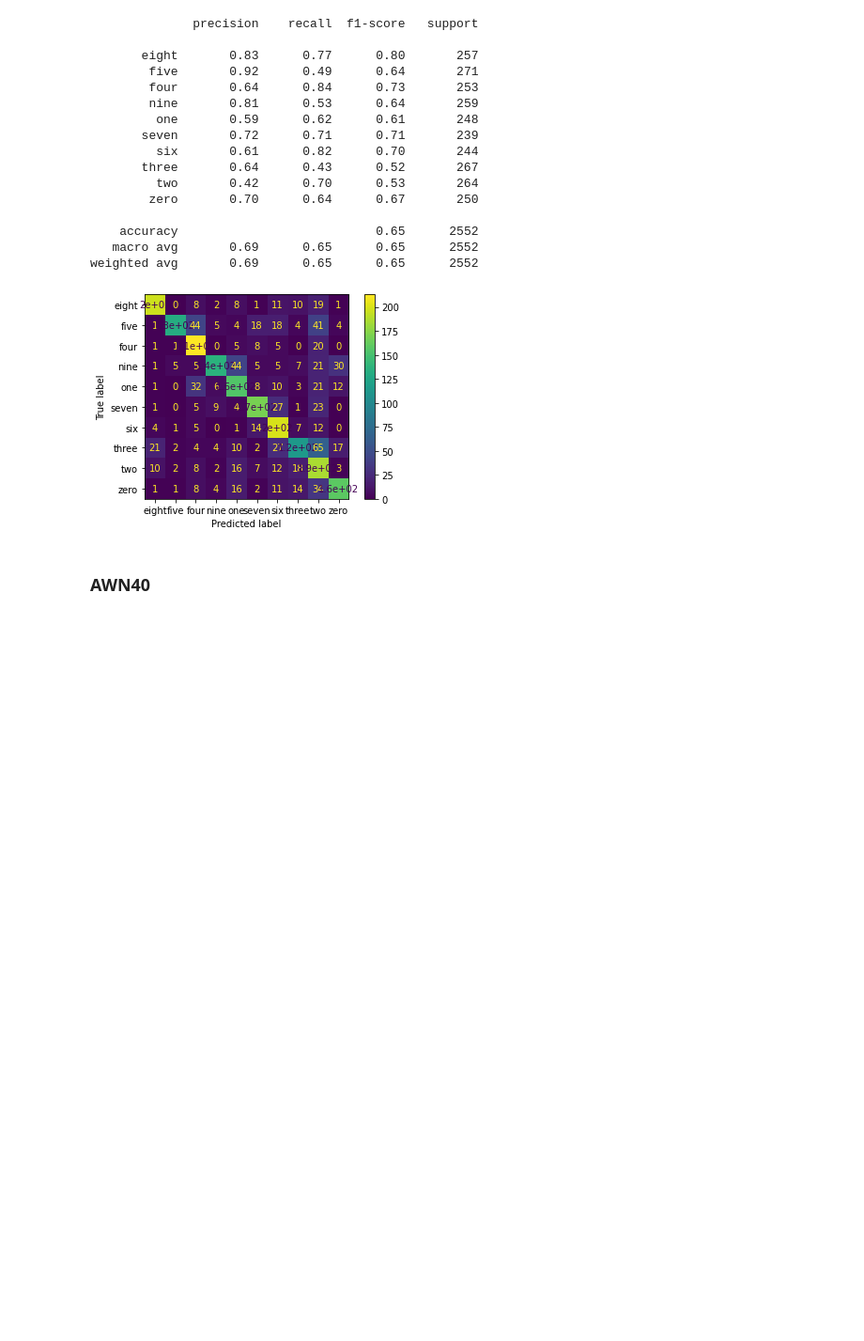
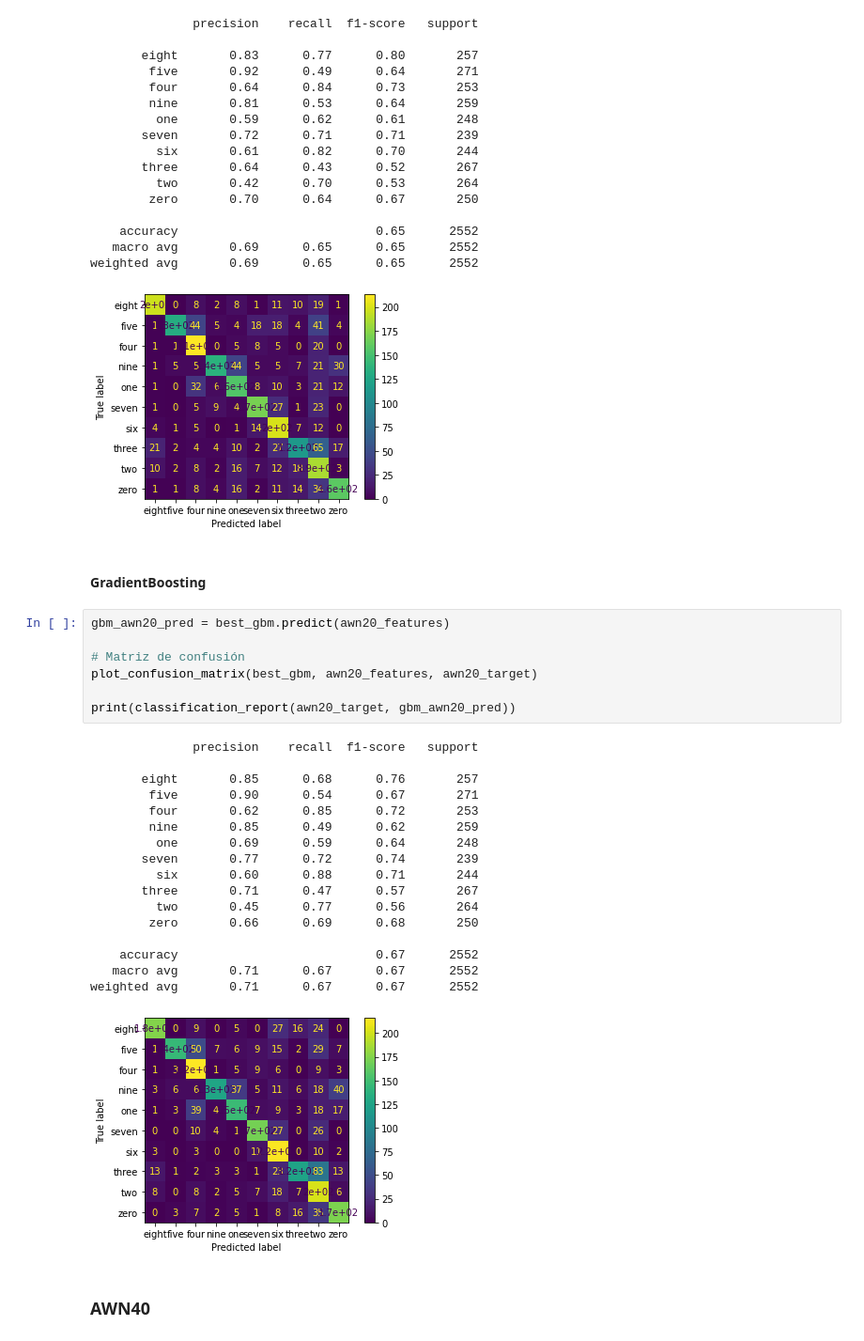
Before and after one commit to francotestori/aauba_02, a Jupyter notebook: Solution_Developement.ipynb, the cells around one changed output. Shown at 94% size. Drawn from its saved outputs; the diff is of its cells as text; blank space fills up the shorter version.

```diff
--- a/Solution_Developement.ipynb
+++ b/Solution_Developement.ipynb
@@ -625,6 +625,33 @@ print(classification_report(awn20_target, awn20_pred))
    macro avg       0.69      0.65      0.65      2552
 weighted avg       0.69      0.65      0.65      2552
 [figure]
+# %% [markdown]
+#### GradientBoosting
+# %%
+gbm_awn20_pred = best_gbm.predict(awn20_features)
+
+# Matriz de confusión
+plot_confusion_matrix(best_gbm, awn20_features, awn20_target)
+
+print(classification_report(awn20_target, gbm_awn20_pred))
+# %% [output]
+              precision    recall  f1-score   support
+
+       eight       0.85      0.68      0.76       257
+        five       0.90      0.54      0.67       271
+        four       0.62      0.85      0.72       253
+        nine       0.85      0.49      0.62       259
+         one       0.69      0.59      0.64       248
+       seven       0.77      0.72      0.74       239
+         six       0.60      0.88      0.71       244
+       three       0.71      0.47      0.57       267
+         two       0.45      0.77      0.56       264
+        zero       0.66      0.69      0.68       250
+
+    accuracy                           0.67      2552
+   macro avg       0.71      0.67      0.67      2552
+weighted avg       0.71      0.67      0.67      2552
+[figure, added]
 # %% [markdown]
 ### AWN40
 # %%
```
Also changed, not shown: parts of 5 cells of this notebook.
